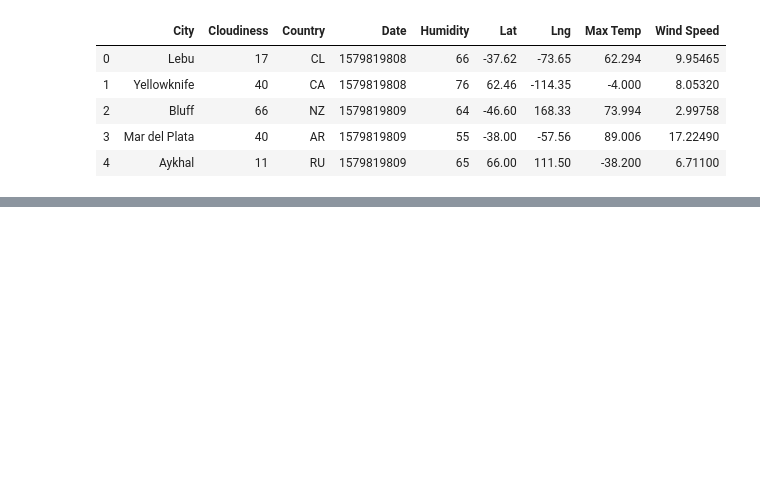
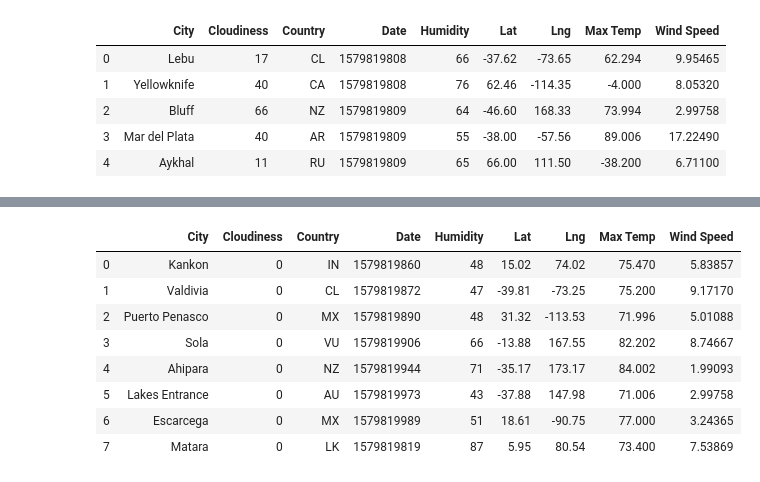
Before and after one commit to tdoanUNCG/python-api-challenge, a Jupyter notebook: VacationPy/VacationPy.ipynb, the cells around one changed output, grey strips where cells are left out. Drawn from its saved outputs; the diff is of its cells as text; code cells hidden in the pictures; blank space fills up the shorter version.

```diff
--- a/VacationPy/VacationPy.ipynb
+++ b/VacationPy/VacationPy.ipynb
@@ -41,3 +43,23 @@ fig.add_layer(heat_layer)
 fig
 # %% [output]
 [interactive output not drawn]
+# %%
+# narrow down cities with ideal vacation weather
+# max temp between 70 - 80 F
+# wind speed < 10 mph
+# cloudiness == 0
+ideal_weather_df = cities_df.loc[(cities_df['Cloudiness']==0) &
+                                (cities_df['Max Temp'].between(70,85)) &
+                                (cities_df['Wind Speed']<10)].reset_index(drop=True)
+
+ideal_weather_df
+# %% [output]
+|  | City | Cloudiness | Country | Date | Humidity | Lat | Lng | Max Temp | Wind Speed |
+| 0 | Kankon | 0 | IN | 1579819860 | 48 | 15.02 | 74.02 | 75.470 | 5.83857 |
+| 1 | Valdivia | 0 | CL | 1579819872 | 47 | -39.81 | -73.25 | 75.200 | 9.17170 |
+| 2 | Puerto Penasco | 0 | MX | 1579819890 | 48 | 31.32 | -113.53 | 71.996 | 5.01088 |
+| 3 | Sola | 0 | VU | 1579819906 | 66 | -13.88 | 167.55 | 82.202 | 8.74667 |
+| 4 | Ahipara | 0 | NZ | 1579819944 | 71 | -35.17 | 173.17 | 84.002 | 1.99093 |
+| 5 | Lakes Entrance | 0 | AU | 1579819973 | 43 | -37.88 | 147.98 | 71.006 | 2.99758 |
+| 6 | Escarcega | 0 | MX | 1579819989 | 51 | 18.61 | -90.75 | 77.000 | 3.24365 |
+| 7 | Matara | 0 | LK | 1579819819 | 87 | 5.95 | 80.54 | 73.400 | 7.53869 |
```
Also changed, not shown: parts of 8 cells of this notebook.
